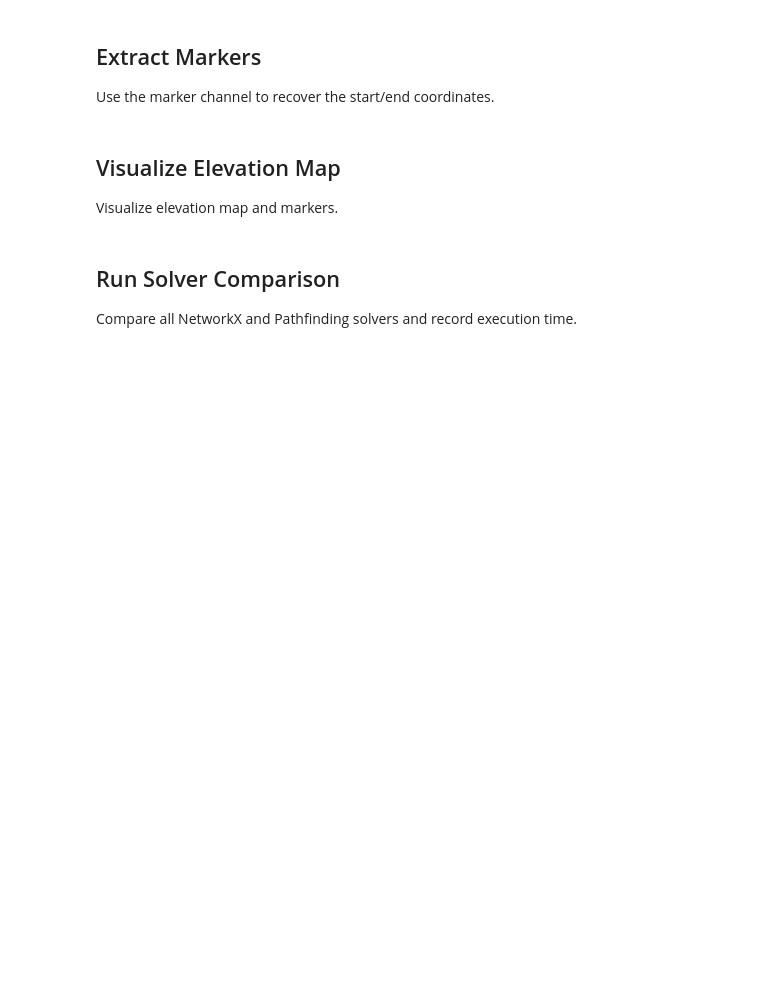
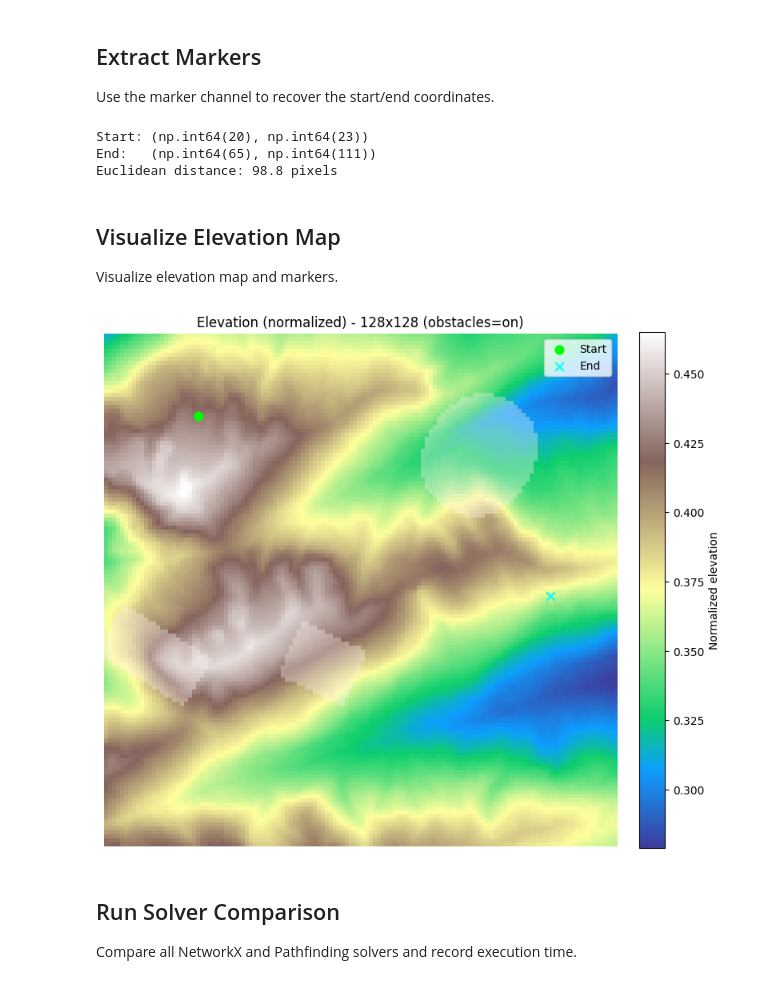
Before and after one commit to ThalesGroup/passage, a Jupyter notebook: notebooks/solve.ipynb, the cells around one changed output. Drawn from its saved outputs; the diff is of its cells as text; code cells hidden in the pictures; blank space fills up the shorter version.

Commit message:
add obstacles and clean code

```diff
--- a/notebooks/solve.ipynb
+++ b/notebooks/solve.ipynb
@@ -30,27 +30,32 @@ try:
     with open(CONFIG_PATH) as f:
         _config = yaml.safe_load(f) or {}
     _solver_cfg = _config.get("solver", {})
+    _obstacle_settings = _resolve_obstacle_config(_config)
     COST_MODEL = (
         _solver_cfg.get("grid", {}).get("cost_model")
         or _solver_cfg.get("networkx", {}).get("cost_model")
         or _solver_cfg.get("pathfinding", {}).get("cost_model")
         or DEFAULT_COST_MODEL
     )
+    OBSTACLES_ENABLED = bool(_obstacle_settings.get("enabled", False))
+    OBSTACLE_PENALTY = float(_obstacle_settings.get("obstacle_penalty", 1e8))
 except Exception:
     COST_MODEL = DEFAULT_COST_MODEL
+    OBSTACLES_ENABLED = False
+    OBSTACLE_PENALTY = 1e8
 
 SOLVERS = [
-    # # NetworkX
-    # {"name": "networkx:astar", "heuristic": "euclidean", "cost_model": COST_MODEL, "label": "NetworkX A* (Euclidean)"},
-    # {"name": "networkx:astar_bi", "heuristic": "euclidean", "cost_model": COST_MODEL, "label": "NetworkX A* (Bidirectional)"},
-    # {"name": "networkx:dijkstra", "cost_model": COST_MODEL, "label": "NetworkX Dijkstra"},
-    # {"name": "networkx:dijkstra_bi", "cost_model": COST_MODEL, "label": "NetworkX Dijkstra (Bidirectional)"},
-    # {"name": "networkx:bellman_ford", "cost_model": COST_MODEL, "label": "NetworkX Bellman-Ford"},
-    # {"name": "networkx:unweighted", "cost_model": COST_MODEL, "label": "NetworkX Unweighted (BFS)"},
-    # # Pathfinding
-    # {"name": "pathfinding:astar", "heuristic": "euclidean", "cost_model": COST_MODEL, "label": "Pathfinding A* (Euclidean)"},
-    # {"name": "pathfinding:dijkstra", "cost_model": COST_MODEL, "label": "Pathfinding Dijkstra"},
-    # {"name": "pathfinding:best_first", "heuristic": "euclidean", "cost_model": COST_MODEL, "label": "Pathfinding Best-First"},
+    # NetworkX
+    {"name": "networkx:astar", "heuristic": "euclidean", "cost_model": COST_MODEL, "label": "NetworkX A* (Euclidean)"},
+    {"name": "networkx:astar_bi", "heuristic": "euclidean", "cost_model": COST_MODEL, "label": "NetworkX A* (Bidirectional)"},
+    {"name": "networkx:dijkstra", "cost_model": COST_MODEL, "label": "NetworkX Dijkstra"},
+    {"name": "networkx:dijkstra_bi", "cost_model": COST_MODEL, "label": "NetworkX Dijkstra (Bidirectional)"},
+    {"name": "networkx:bellman_ford", "cost_model": COST_MODEL, "label": "NetworkX Bellman-Ford"},
+    {"name": "networkx:unweighted", "cost_model": COST_MODEL, "label": "NetworkX Unweighted (BFS)"},
+    # Pathfinding
+    {"name": "pathfinding:astar", "heuristic": "euclidean", "cost_model": COST_MODEL, "label": "Pathfinding A* (Euclidean)"},
+    {"name": "pathfinding:dijkstra", "cost_model": COST_MODEL, "label": "Pathfinding Dijkstra"},
+    {"name": "pathfinding:best_first", "heuristic": "euclidean", "cost_model": COST_MODEL, "label": "Pathfinding Best-First"},
     # Grid (NumPy-based internal solvers)
     {"name": "grid:astar", "heuristic": "euclidean", "cost_model": COST_MODEL, "label": "Grid A* (NumPy)"},
     {"name": "grid:dijkstra", "cost_model": COST_MODEL, "label": "Grid Dijkstra (NumPy)"},
@@ -61,7 +66,7 @@ SOLVERS = [
 Choose a resolution and where to store the generated sample.
 # %%
 # Sample generation settings
-RESOLUTION = 4096  # 64, 128, 256, 512, 1024, 2048, 4096
+RESOLUTION = 128  # 64, 128, 256, 512, 1024, 2048, 4096
 SAMPLE_INDEX = 0
 DISABLE_IMAGES = False
 OVERRIDE_EXISTING = True
@@ -70,6 +75,9 @@ OVERRIDE_EXISTING = True
 OUTPUTS_DIR = ROOT / "outputs" / "solve"
 TILES_DIR = ROOT / "outputs" / "download" / "tiles"
 CALIBRATE_PATH = ROOT / "outputs" / "calibrate" / "calibrate.json"
+OBSTACLE_SETTINGS = _resolve_obstacle_config(_config if "_config" in globals() else {})
+USE_OBSTACLES = bool(OBSTACLE_SETTINGS.get("enabled", False))
+OBSTACLE_PENALTY = float(OBSTACLE_SETTINGS.get("obstacle_penalty", 1e8))
 
 # Solver defaults for sample generation (used only to ensure a valid path exists)
 GEN_SOLVER_CONFIG = {
@@ -118,6 +126,7 @@ if OVERRIDE_EXISTING or not tensor_path.exists() or not metadata_path.exists():
         global_max,
         DISABLE_IMAGES,
         GEN_SOLVER_CONFIG,
+        OBSTACLE_SETTINGS,
     )
     index, success, message, duration = generate_sample(args)
     print(f"Generate sample: success={success}, message='{message}', duration={duration:.2f}s")
@@ -126,9 +135,10 @@ if OVERRIDE_EXISTING or not tensor_path.exists() or not metadata_path.exists():
 else:
     print(f"Using existing tensor: {tensor_path}")
 
-# Load tensor (shape: H, W, 2) -> channels: elevation (normalized), markers
+# Load tensor (shape: H, W, 3) -> channels: elevation (normalized), markers, obstacles
 tensor = np.load(tensor_path)
 elevation_norm = tensor[:, :, 0]
 markers = tensor[:, :, 1]
+obstacles_mask = tensor[:, :, 2] if tensor.shape[2] > 2 else np.zeros_like(markers)
 # elevation_raw is the unnormalized elevation in the original units
 elevation_raw = elevation_norm * (global_max - global_min) + global_min
@@ -147,6 +176,10 @@ end = tuple(marker_positions[1])
 print(f"Start: {start}")
 print(f"End:   {end}")
 print(f"Euclidean distance: {np.hypot(start[0] - end[0], start[1] - end[1]):.1f} pixels")
+# %% [output]
+Start: (np.int64(20), np.int64(23))
+End:   (np.int64(65), np.int64(111))
+Euclidean distance: 98.8 pixels
 # %% [markdown]
 ## Visualize Elevation Map
 
@@ -154,30 +187,34 @@ Visualize elevation map and markers.
 # %%
 # Display elevation map with the same "terrain" colormap and show markers if available
 fig, ax = plt.subplots(figsize=(8, 8))
 im = ax.imshow(elevation_norm, cmap="terrain", alpha=0.95)
-ax.set_title(f"Elevation (normalized) - {RESOLUTION}x{RESOLUTION}")
+if USE_OBSTACLES:
+    ax.imshow(np.ma.masked_where(obstacles_mask == 0, obstacles_mask), cmap="Reds", alpha=0.35)
+ax.set_title(f"Elevation (normalized) - {RESOLUTION}x{RESOLUTION} (obstacles={'on' if USE_OBSTACLES else 'off'})")
 ax.axis("off")
 cbar = fig.colorbar(im, ax=ax, fraction=0.046, pad=0.04)
 cbar.set_label("Normalized elevation")
 
 # Plot start/end markers if present (use existing `start`/`end` if defined, else derive from markers)
 marker_positions = None
 try:
     marker_positions = np.array([start, end])
 except NameError:
     marker_positions = np.argwhere(markers > 0.5)
 
 if marker_positions is not None and len(marker_positions) > 0:
     if marker_positions.shape[0] >= 1:
         s = tuple(marker_positions[0])
         ax.scatter([s[1]], [s[0]], c="lime", s=60, marker="o", label="Start", zorder=5)
     if marker_positions.shape[0] >= 2:
         e = tuple(marker_positions[1])
         ax.scatter([e[1]], [e[0]], c="cyan", s=60, marker="x", label="End", zorder=5)
     ax.legend(loc="upper right")
 
 plt.tight_layout()
 plt.show()
+# %% [output]
+[figure, added]
 # %% [markdown]
 ## Run Solver Comparison
 
```
Also changed, not shown: parts of 9 cells of this notebook, 24 other files.
